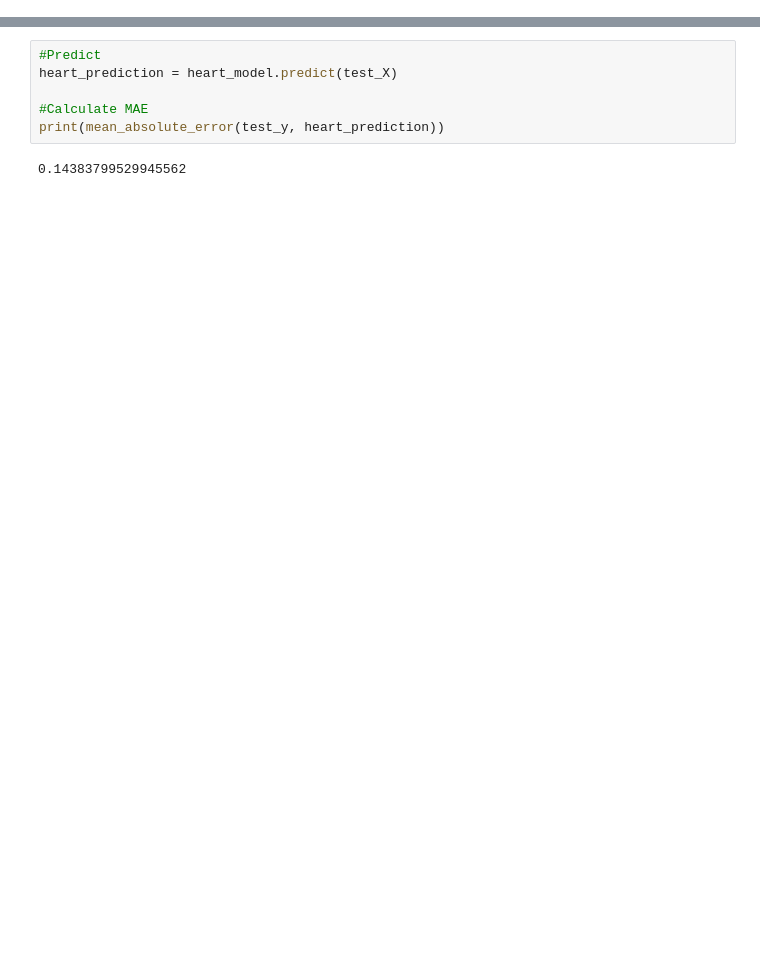
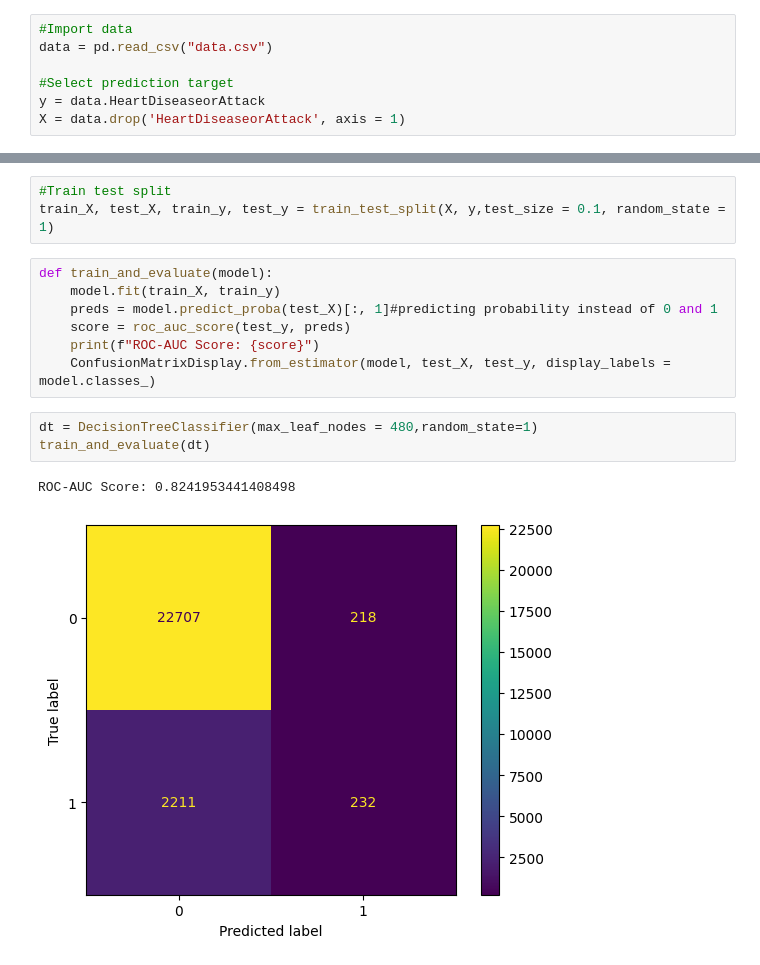
Before and after one commit to blacklytning/heart_failure_model, a Jupyter notebook: heart_predict.ipynb, the cells around one changed output, grey strips where cells are left out. Drawn from its saved outputs; the diff is of its cells as text; blank space fills up the shorter version.

Commit message:
added roc-auc curve, confusion-matrix

```diff
--- a/heart_predict.ipynb
+++ b/heart_predict.ipynb
@@ -31,0 +9,7 @@ DecisionTreeRegressor(max_leaf_nodes=480, random_state=1)
+# %%
+#Import data
+data = pd.read_csv("data.csv")
+
+#Select prediction target
+y = data.HeartDiseaseorAttack
+X = data.drop('HeartDiseaseorAttack', axis = 1)
@@ -32,9 +33,17 @@ DecisionTreeRegressor(max_leaf_nodes=480, random_state=1)
+# %%
+#Train test split
+train_X, test_X, train_y, test_y = train_test_split(X, y,test_size = 0.1, random_state = 1)
+# %%
+def train_and_evaluate(model):
+    model.fit(train_X, train_y)
+    preds = model.predict_proba(test_X)[:, 1]#predicting probability instead of 0 and 1
+    score = roc_auc_score(test_y, preds)
+    print(f"ROC-AUC Score: {score}")
+    ConfusionMatrixDisplay.from_estimator(model, test_X, test_y, display_labels = model.classes_)
 # %%
-#Predict
-heart_prediction = heart_model.predict(test_X)
-
-#Calculate MAE
-print(mean_absolute_error(test_y, heart_prediction))
+dt = DecisionTreeClassifier(max_leaf_nodes = 480,random_state=1)
+train_and_evaluate(dt)
 # %% [output]
-0.14383799529945562
+ROC-AUC Score: 0.8241953441408498
+[figure, added]
 # %%
```
Also changed, not shown: parts of 7 cells of this notebook, 1 other file.
